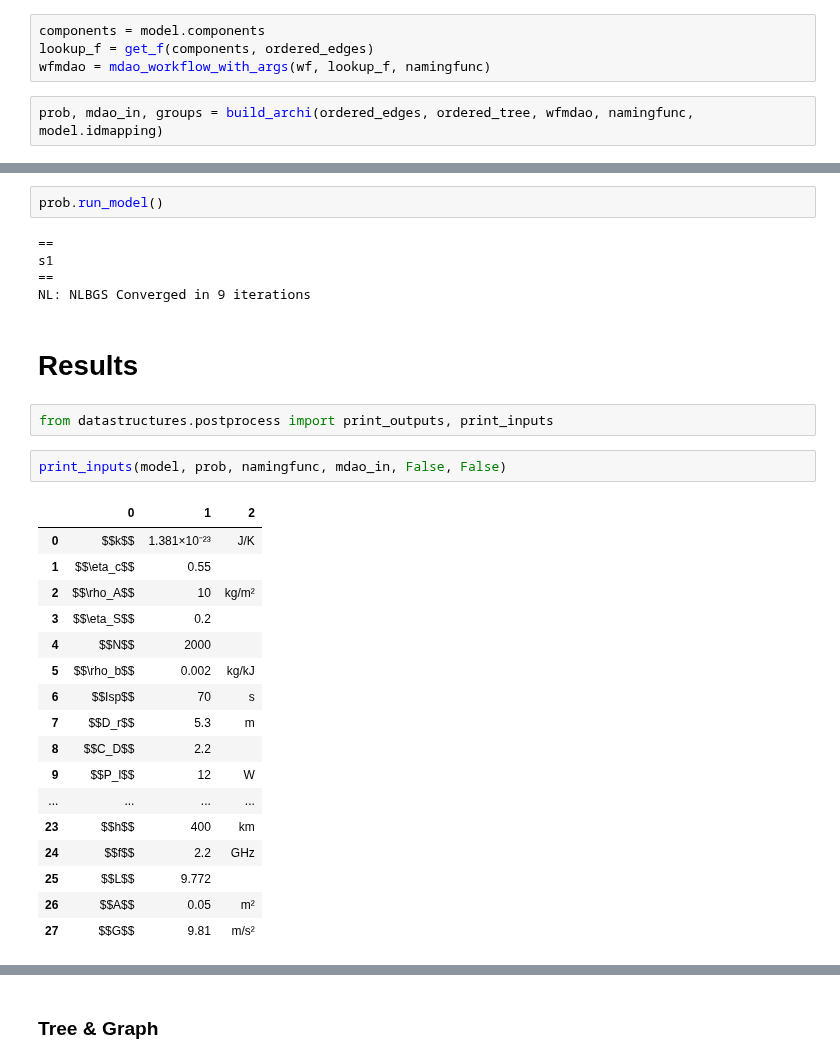
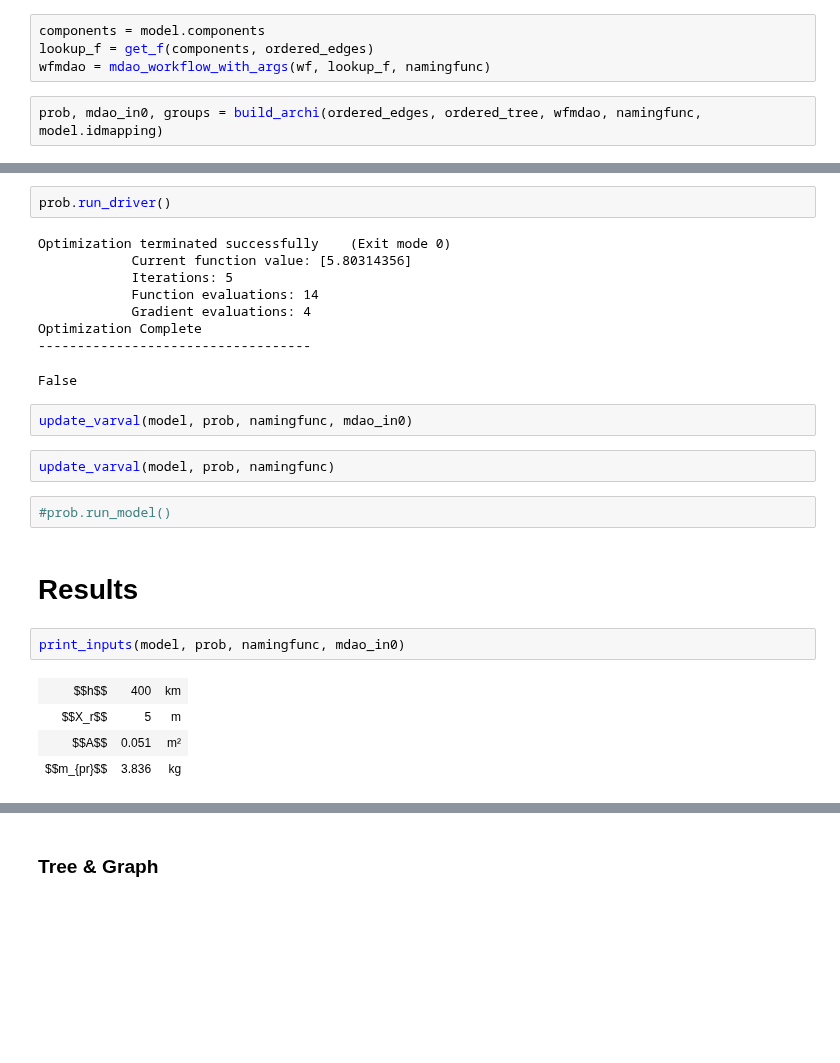
Before and after one commit to norheim/minimdo, a Jupyter notebook: minimdo/satellite/sat_thesis.ipynb, the cells around one changed output, grey strips where cells are left out. Cells and saved outputs as stored; diff of their text form; blank space fills up the shorter version.

```diff
--- a/minimdo/satellite/satV2.ipynb
+++ b/minimdo/satellite/sat_thesis.ipynb
@@ -166,4 +182,4 @@ components = model.components
 lookup_f = get_f(components, ordered_edges)
 wfmdao = mdao_workflow_with_args(wf, lookup_f, namingfunc)
 # %%
-prob, mdao_in, groups = build_archi(ordered_edges, ordered_tree, wfmdao, namingfunc, model.idmapping)
+prob, mdao_in0, groups = build_archi(ordered_edges, ordered_tree, wfmdao, namingfunc, model.idmapping)
@@ -170,32 +200,27 @@ prob, mdao_in, groups = build_archi(ordered_edges, ordered_tree, wfmdao, namingf
+# %%
+prob.run_driver()
+# %% [output]
+Optimization terminated successfully    (Exit mode 0)
+            Current function value: [5.80314356]
+            Iterations: 5
+            Function evaluations: 14
+            Gradient evaluations: 4
+Optimization Complete
+-----------------------------------
+False
+# %%
+update_varval(model, prob, namingfunc, mdao_in0)
+# %%
+update_varval(model, prob, namingfunc)
 # %%
-prob.run_model()
+#prob.run_model()
-# %% [output]
-==
-s1
-==
-NL: NLBGS Converged in 9 iterations
 # %% [markdown]
 # Results
-# %%
-from datastructures.postprocess import print_outputs, print_inputs
 # %%
-print_inputs(model, prob, namingfunc, mdao_in, False, False)
+print_inputs(model, prob, namingfunc, mdao_in0)
 # %% [output]
-|  | 0 | 1 | 2 |
-| 0 | $$k$$ | 1.381×10⁻²³ | J/K |
-| 1 | $$\eta_c$$ | 0.55 |  |
-| 2 | $$\rho_A$$ | 10 | kg/m² |
-| 3 | $$\eta_S$$ | 0.2 |  |
-| 4 | $$N$$ | 2000 |  |
-| 5 | $$\rho_b$$ | 0.002 | kg/kJ |
-| 6 | $$Isp$$ | 70 | s |
-| 7 | $$D_r$$ | 5.3 | m |
-| 8 | $$C_D$$ | 2.2 |  |
-| 9 | $$P_l$$ | 12 | W |
-| ... | ... | ... | ... |
-| 23 | $$h$$ | 400 | km |
-| 24 | $$f$$ | 2.2 | GHz |
-| 25 | $$L$$ | 9.772 |  |
-| 26 | $$A$$ | 0.05 | m² |
-| 27 | $$G$$ | 9.81 | m/s² |
+| $$h$$ | 400 | km |
+| $$X_r$$ | 5 | m |
+| $$A$$ | 0.051 | m² |
+| $$m_{pr}$$ | 3.836 | kg |
 # %%
```
Also changed, not shown: parts of 62 cells of this notebook, 45 other files.
